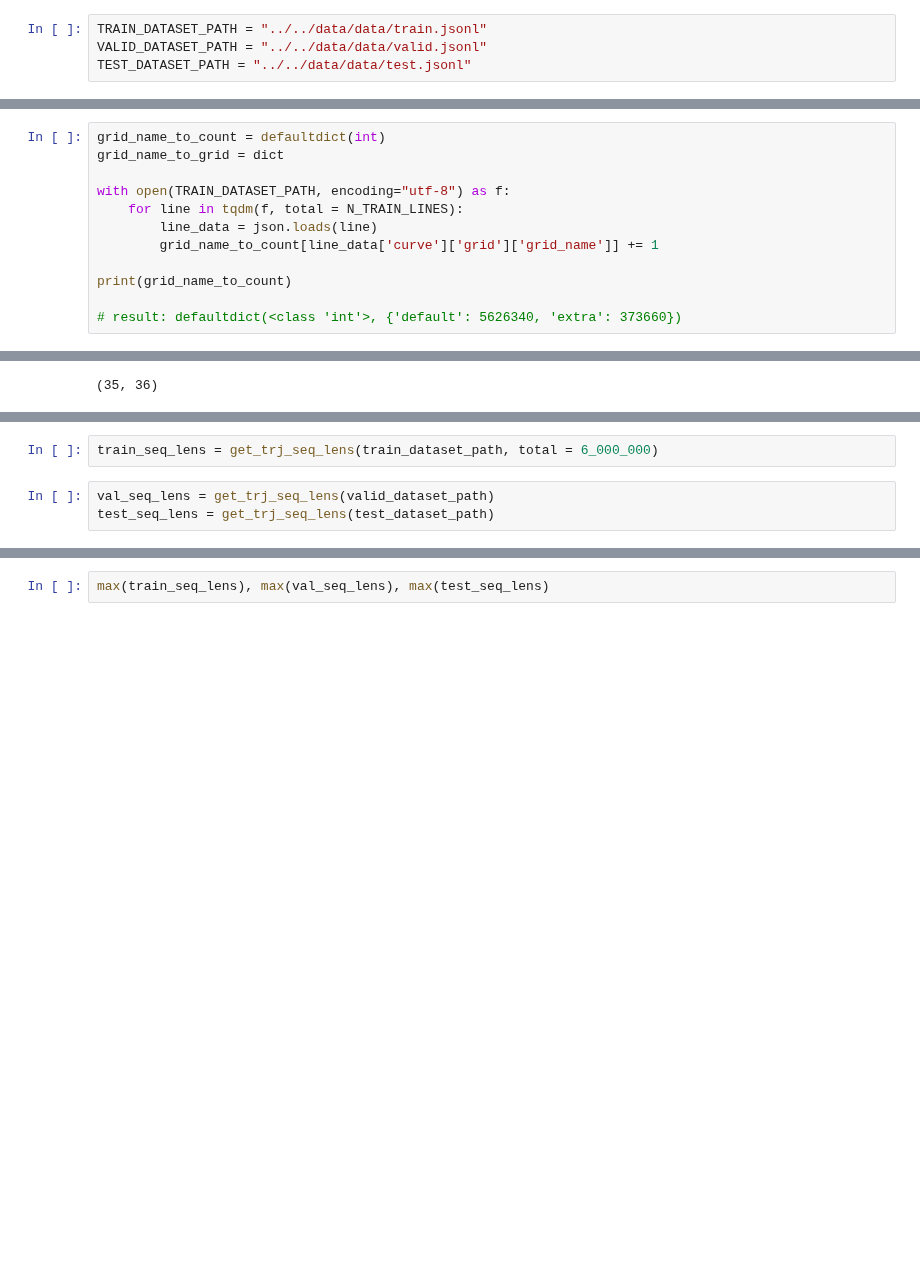
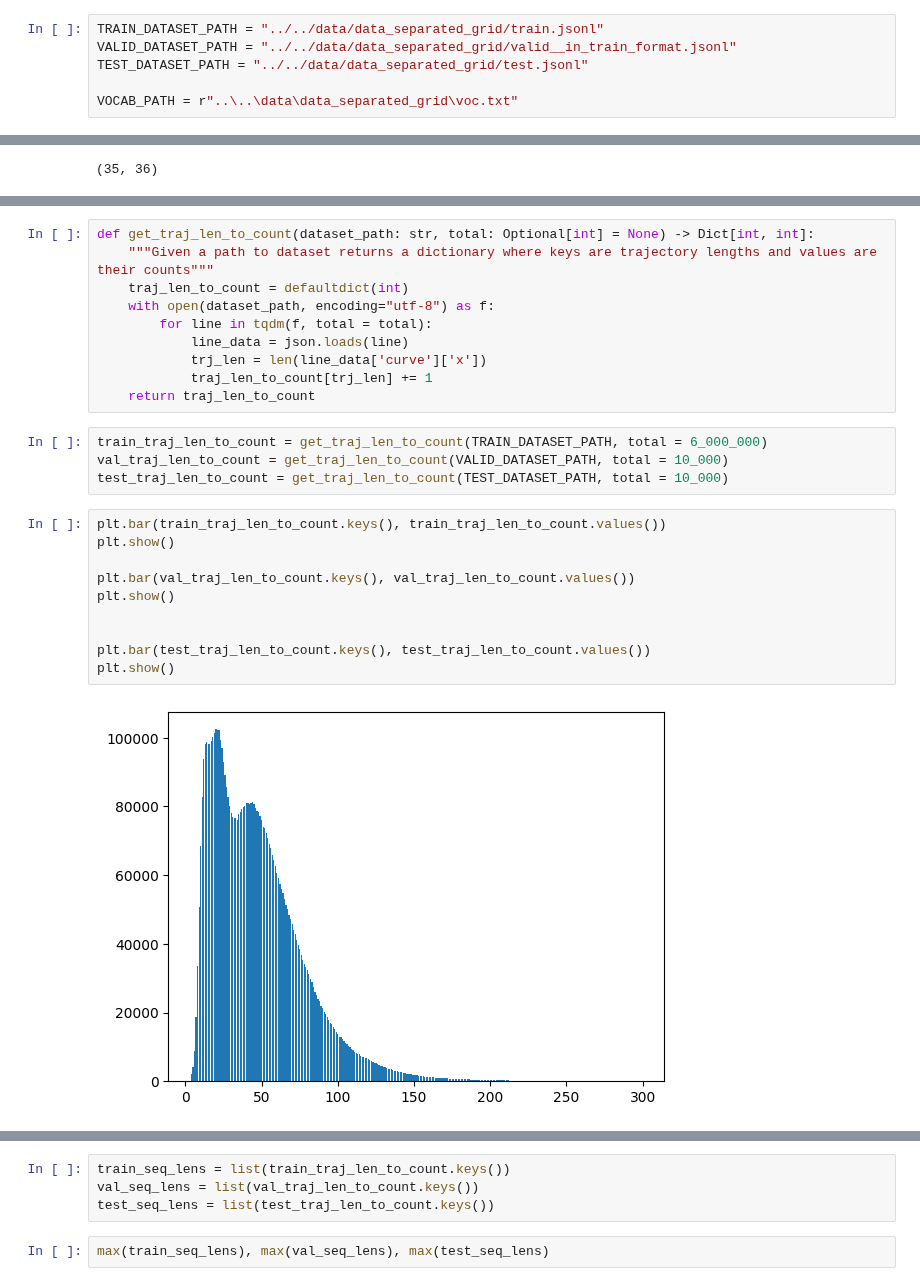
Before and after one commit to proshian/neuroswipe, a Jupyter notebook: src/data_analysis/analysis.ipynb, the cells around one changed output, grey strips where cells are left out. Drawn from its saved outputs; the diff is of its cells as text; blank space fills up the shorter version.

```diff
--- a/src/data_analysis/analysis.ipynb
+++ b/src/data_analysis/analysis.ipynb
@@ -36,7 +35,9 @@ from tqdm import tqdm
 # %%
-TRAIN_DATASET_PATH = "../../data/data/train.jsonl"
-VALID_DATASET_PATH = "../../data/data/valid.jsonl"
-TEST_DATASET_PATH = "../../data/data/test.jsonl"
+TRAIN_DATASET_PATH = "../../data/data_separated_grid/train.jsonl"
+VALID_DATASET_PATH = "../../data/data_separated_grid/valid__in_train_format.jsonl"
+TEST_DATASET_PATH = "../../data/data_separated_grid/test.jsonl"
+
+VOCAB_PATH = r"..\..\data\data_separated_grid\voc.txt"
 # %%
 with open(TRAIN_DATASET_PATH, 'rb') as f:
     n_train_lines = sum(1 for _ in f)
@@ -99,12 +51,0 @@ t: [0, 23, 44, 153, 162, 173]
-# %%
-grid_name_to_count = defaultdict(int)
-grid_name_to_grid = dict
-
-with open(TRAIN_DATASET_PATH, encoding="utf-8") as f:
-    for line in tqdm(f, total = N_TRAIN_LINES):
-        line_data = json.loads(line)
-        grid_name_to_count[line_data['curve']['grid']['grid_name']] += 1
-
-print(grid_name_to_count)
-
-# result: defaultdict(<class 'int'>, {'default': 5626340, 'extra': 373660})
@@ -291,5 +151,26 @@ def get_trj_seq_lens(dataset_path: str, total: Optional[int] = None):
-# %%
-train_seq_lens = get_trj_seq_lens(train_dataset_path, total = 6_000_000)
-# %%
-val_seq_lens = get_trj_seq_lens(valid_dataset_path)
-test_seq_lens = get_trj_seq_lens(test_dataset_path)
+# %%
+def get_traj_len_to_count(dataset_path: str, total: Optional[int] = None) -> Dict[int, int]:
+    """Given a path to dataset returns a dictionary where keys are trajectory lengths and values are their counts"""
+    traj_len_to_count = defaultdict(int)
+    with open(dataset_path, encoding="utf-8") as f:
+        for line in tqdm(f, total = total):
+            line_data = json.loads(line)
+            trj_len = len(line_data['curve']['x'])
+            traj_len_to_count[trj_len] += 1
+    return traj_len_to_count
+# %%
+train_traj_len_to_count = get_traj_len_to_count(TRAIN_DATASET_PATH, total = 6_000_000)
+val_traj_len_to_count = get_traj_len_to_count(VALID_DATASET_PATH, total = 10_000)
+test_traj_len_to_count = get_traj_len_to_count(TEST_DATASET_PATH, total = 10_000)
+# %%
+plt.bar(train_traj_len_to_count.keys(), train_traj_len_to_count.values())
+plt.show()
+
+plt.bar(val_traj_len_to_count.keys(), val_traj_len_to_count.values())
+plt.show()
+
+
+plt.bar(test_traj_len_to_count.keys(), test_traj_len_to_count.values())
+plt.show()
+# %% [output]
+[figure, added]
@@ -296,3 +179,7 @@ test_seq_lens = get_trj_seq_lens(test_dataset_path)
+# %%
+train_seq_lens = list(train_traj_len_to_count.keys())
+val_seq_lens = list(val_traj_len_to_count.keys())
+test_seq_lens = list(test_traj_len_to_count.keys())
 # %%
 max(train_seq_lens), max(val_seq_lens), max(test_seq_lens)
 # %% [output]
```
Also changed, not shown: parts of 42 cells of this notebook, 1 other file.
